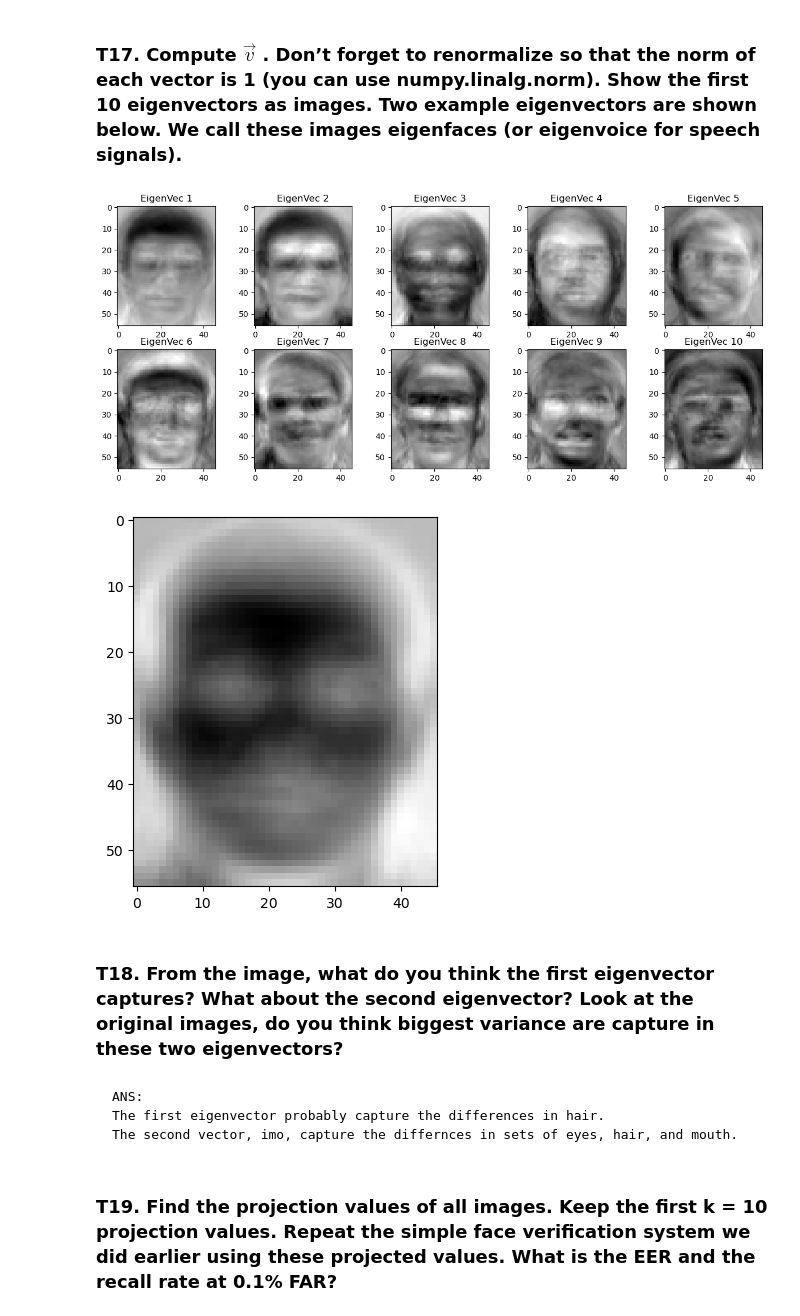
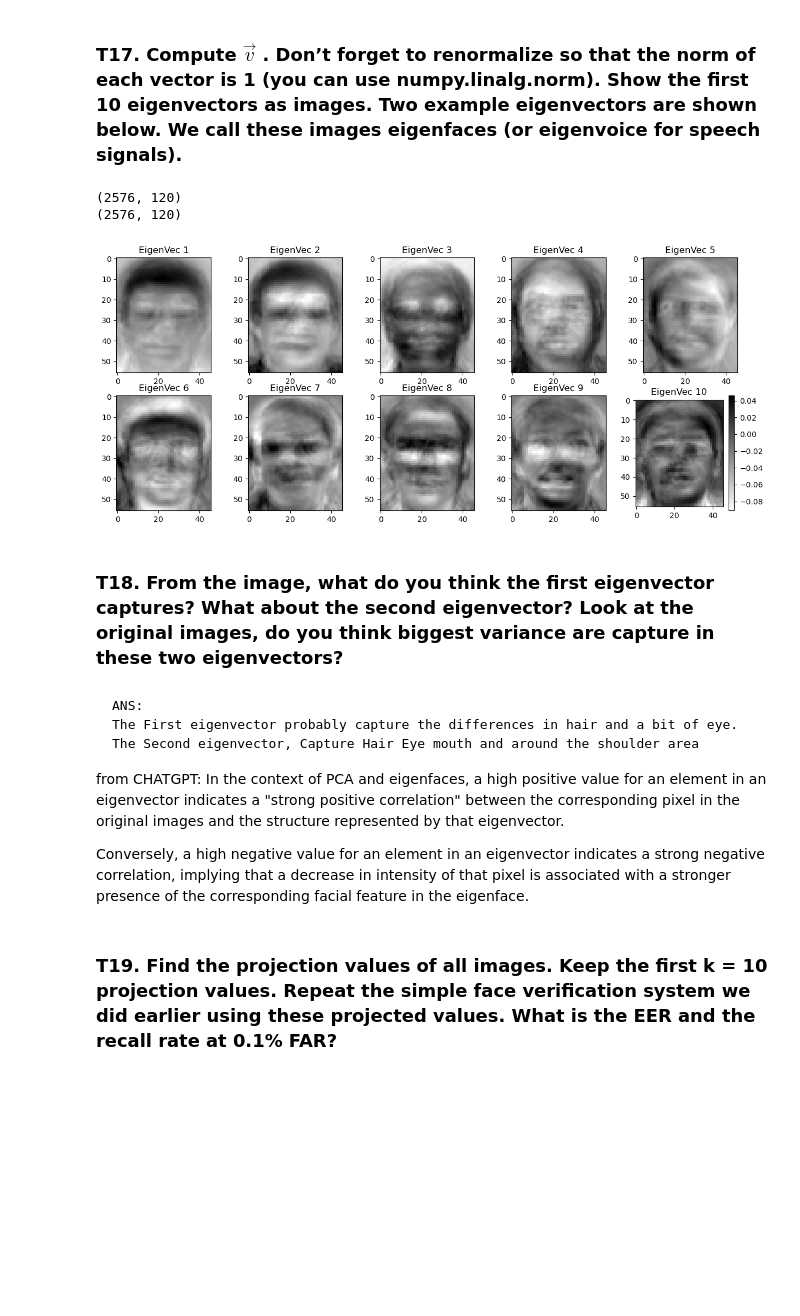
Before and after one commit to JeansAthiwat/Pattern_2024, a Jupyter notebook: HW/HW03/HW3_Fisherfaces(student).ipynb, the cells around one changed output. Drawn from its saved outputs; the diff is of its cells as text; code cells hidden in the pictures; blank space fills up the shorter version.

```diff
--- a/HW/HW03/HW3_Fisherfaces(student).ipynb
+++ b/HW/HW03/HW3_Fisherfaces(student).ipynb
@@ -835,10 +835,15 @@ Number of eigenvectors to keep 95% of the variance: 64
 
 # INSERT CODE HERE
 # v = X_hat * v'
-covarience_metrix_eigenvectors = np.dot(X_hat,eigenvectors)
-covarience_metrix_eigenvectors = covarience_metrix_eigenvectors / np.linalg.norm(covarience_metrix_eigenvectors, axis = 0)
+covar_metrix_of_eigenvectors = np.dot(X_hat,eigenvectors)
+covar_metrix_of_eigenvectors = covar_metrix_of_eigenvectors / np.linalg.norm(covar_metrix_of_eigenvectors, axis = 0)
 
-v = covarience_metrix_eigenvectors
+v = covar_metrix_of_eigenvectors
+print(X_hat.shape)
+print(covar_metrix_of_eigenvectors.shape)
+# %% [output]
+(2576, 120)
+(2576, 120)
 # %%
 def test_eignevector_cov_norm(v):
     assert (np.round(np.linalg.norm(v, axis=0), 1) == 1.0).all()
@@ -847,29 +852,33 @@ test_eignevector_cov_norm(v)
 # %%
 # TODO: Show the first 10 eigenvectors as images.
 num_eigenvectors_to_show = 10
 rows = 2
 cols = 5
 
 plt.figure(figsize=(15, 6))
 
 for img_index in range(num_eigenvectors_to_show):
     plt.subplot(rows, cols, img_index + 1)
     eigenvector_image = np.reshape(v[:, img_index], (56, 46))
     plt.imshow(eigenvector_image, cmap="binary")
     plt.title(f'EigenVec {img_index + 1}')
-
+plt.colorbar()
 plt.show()
 
-plt.imshow(meanface_matrix, cmap = 'binary')
-plt.show()
+# plt.imshow(meanface_matrix, cmap = 'binary')
+# plt.show()
 # %% [output]
-[figure, old version]
+[figure, new version]
-[figure, removed]
 # %% [markdown]
 ### T18. From the image, what do you think the first eigenvector captures? What about the second eigenvector? Look at the original images, do you think biggest variance are capture in these two eigenvectors?
-# %% [markdown]
-    ANS:
-    The first eigenvector probably capture the differences in hair.
-    The second vector, imo, capture the differnces in sets of eyes, hair, and mouth.
+# %% [markdown]
+    ANS:
+    The First eigenvector probably capture the differences in hair and a bit of eye.
+    The Second eigenvector, Capture Hair Eye mouth and around the shoulder area
+
+from CHATGPT:
+In the context of PCA and eigenfaces, a high positive value for an element in an eigenvector indicates a "strong positive correlation" between the corresponding pixel in the original images and the structure represented by that eigenvector.
+
+Conversely, a high negative value for an element in an eigenvector indicates a strong negative correlation, implying that a decrease in intensity of that pixel is associated with a stronger presence of the corresponding facial feature in the eigenface.
 # %% [markdown]
 ### T19. Find the projection values of all images. Keep the first k = 10 projection values. Repeat the simple face verification system we did earlier using these projected values. What is the EER and the recall rate at 0.1% FAR?
```
Also changed, not shown: parts of 9 cells of this notebook.
